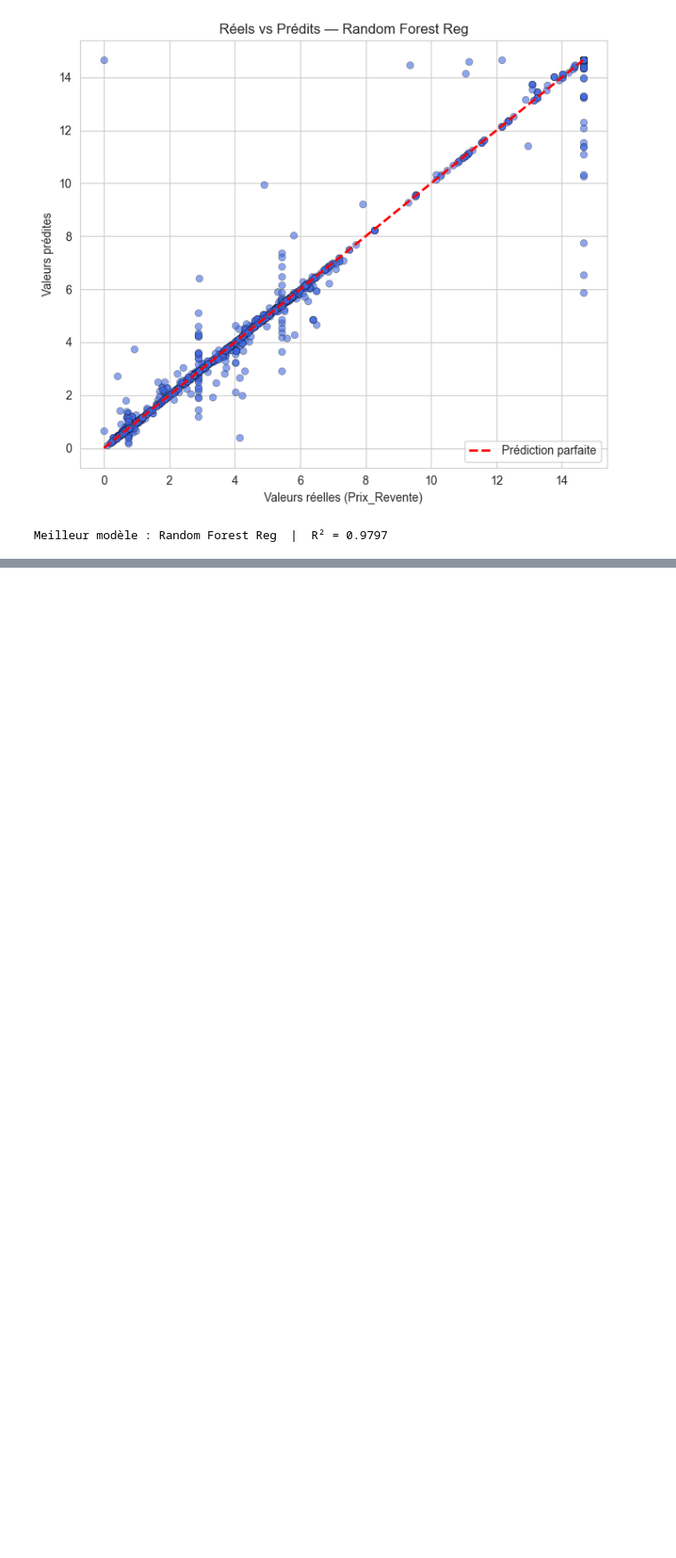
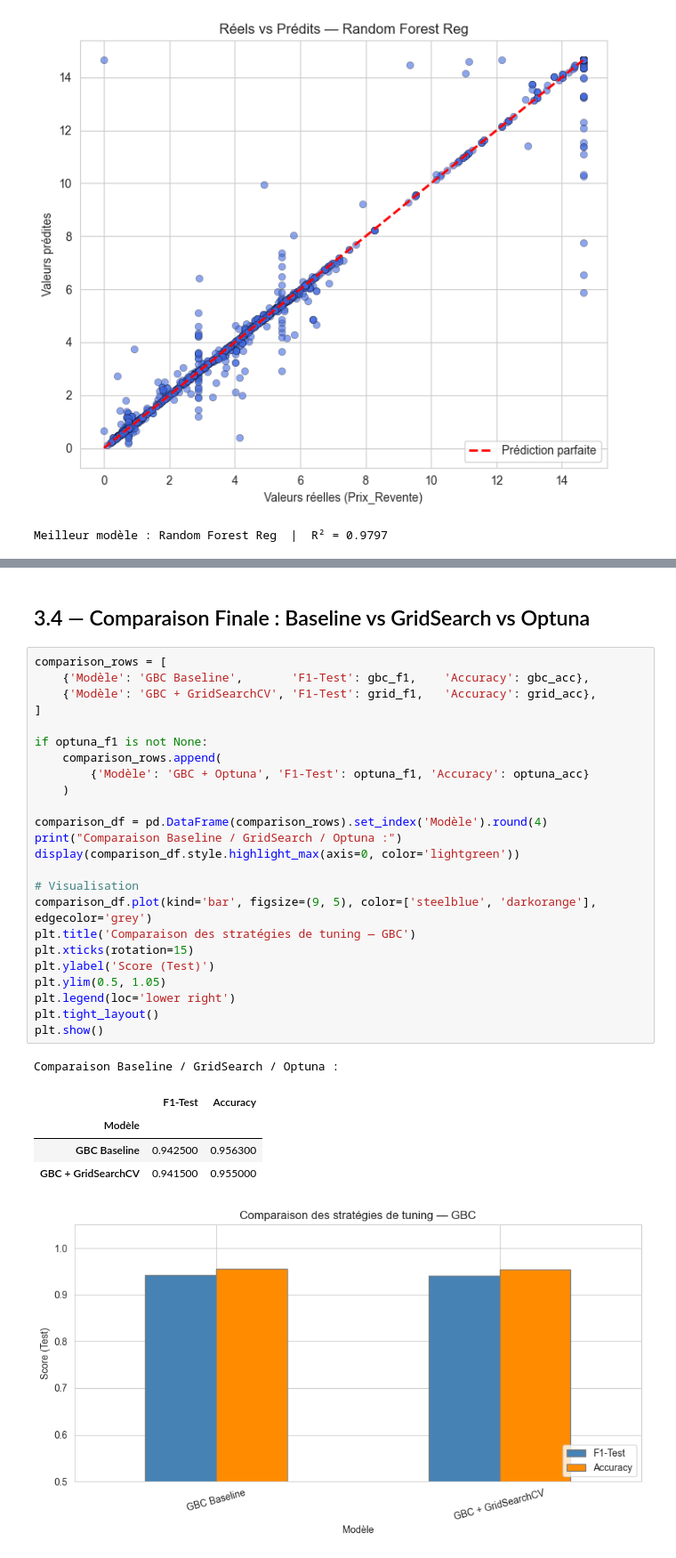
Before and after one commit to baccarifarah/eco-smart-classifier, a Jupyter notebook: src/modeling/regression.ipynb, the cells around one changed output, grey strips where cells are left out. Shown at 89% size. Saved outputs shown, nothing was run; the diff lists cells and outputs as text; blank space fills up the shorter version.

```diff
--- a/src/modeling/regression.ipynb
+++ b/src/modeling/regression.ipynb
@@ -223,0 +477,33 @@ Meilleur modèle : Random Forest Reg  |  R² = 0.9797
+# %% [markdown]
+## 3.4 — Comparaison Finale : Baseline vs GridSearch vs Optuna
+# %%
+comparison_rows = [
+    {'Modèle': 'GBC Baseline',       'F1-Test': gbc_f1,    'Accuracy': gbc_acc},
+    {'Modèle': 'GBC + GridSearchCV', 'F1-Test': grid_f1,   'Accuracy': grid_acc},
+]
+
+if optuna_f1 is not None:
+    comparison_rows.append(
+        {'Modèle': 'GBC + Optuna', 'F1-Test': optuna_f1, 'Accuracy': optuna_acc}
+    )
+
+comparison_df = pd.DataFrame(comparison_rows).set_index('Modèle').round(4)
+print("Comparaison Baseline / GridSearch / Optuna :")
+display(comparison_df.style.highlight_max(axis=0, color='lightgreen'))
+
+# Visualisation
+comparison_df.plot(kind='bar', figsize=(9, 5), color=['steelblue', 'darkorange'], edgecolor='grey')
+plt.title('Comparaison des stratégies de tuning — GBC')
+plt.xticks(rotation=15)
+plt.ylabel('Score (Test)')
+plt.ylim(0.5, 1.05)
+plt.legend(loc='lower right')
+plt.tight_layout()
+plt.show()
+# %% [output]
+Comparaison Baseline / GridSearch / Optuna :
+|  | F1-Test | Accuracy |
+| Modèle |  |  |
+| GBC Baseline | 0.942500 | 0.956300 |
+| GBC + GridSearchCV | 0.941500 | 0.955000 |
+[figure, added]
```
Also changed, not shown: parts of 10 cells of this notebook.
